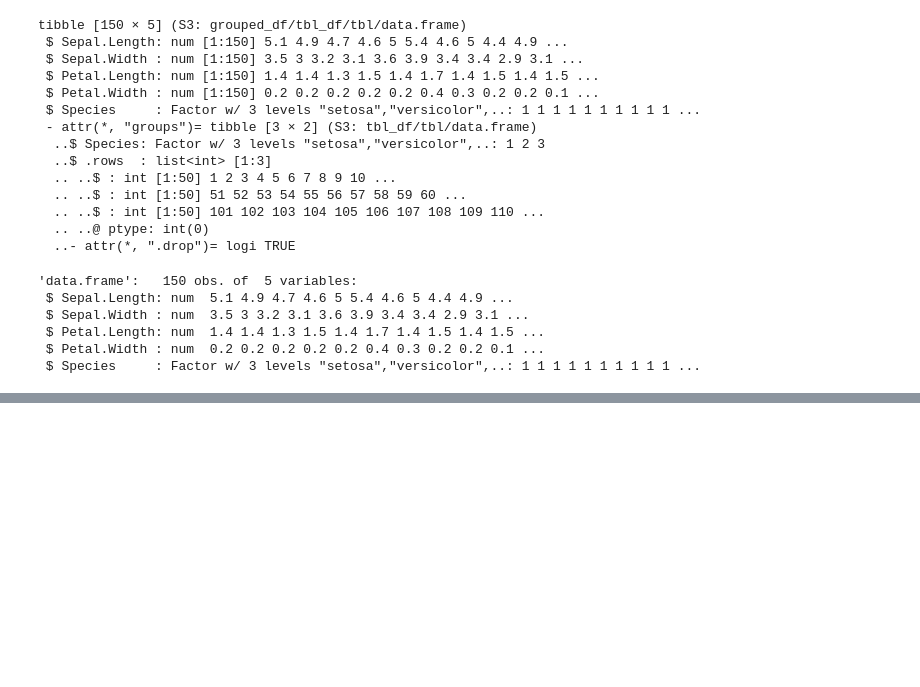
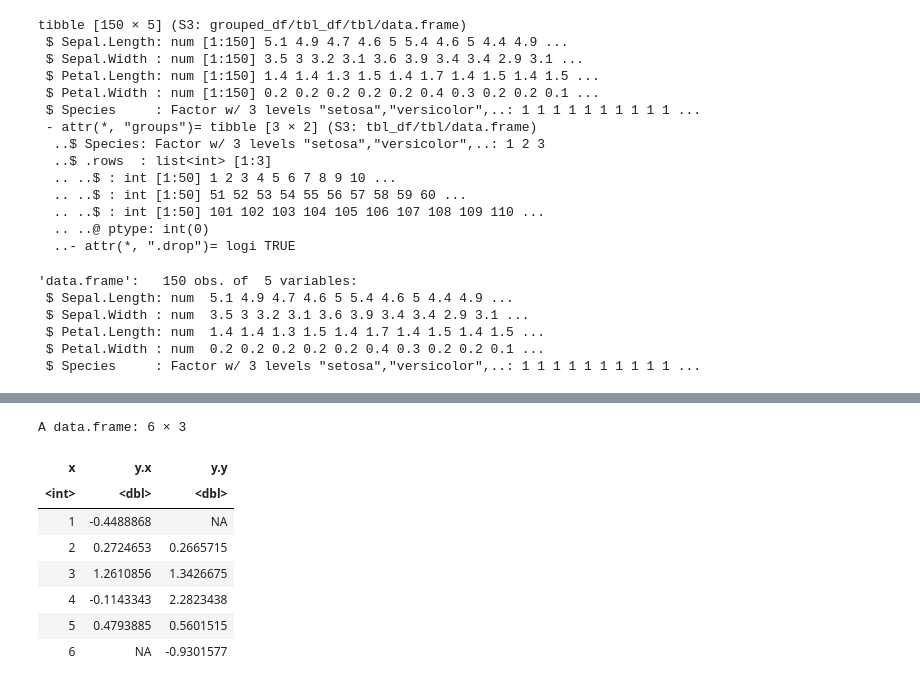
Before and after one commit to gyujin0450/RPRG_PartII, a Jupyter notebook: p169_dplyr.ipynb, the cells around one changed output, grey strips where cells are left out. Drawn from its saved outputs; the diff is of its cells as text; code cells hidden in the pictures; blank space fills up the shorter version.

```diff
--- a/p169_dplyr.ipynb
+++ b/p169_dplyr.ipynb
@@ -217,3 +217,9 @@ str(iris)
 # %%
 ## 데이터프레임 병합
 # inner_join(dataframe1, dataframe2, 공통변수 )
+# %%
+# join 실습용 데이터프레임 생성
+df1 <- data.frame(x=1:5, y=rnorm(5))
+df1
+df2 <- data.frame(x=2:6, y=rnorm(5))
+df2
@@ -219,0 +277,13 @@ str(iris)
+# %%
+# full_join(dataframe1, dataframe2, 공통변수)
+full_join(df1,df2,by='x')
+# %% [output]
+A data.frame: 6 × 3
+| x | y.x | y.y |
+| <int> | <dbl> | <dbl> |
+| 1 | -0.4488868 | NA |
+| 2 | 0.2724653 | 0.2665715 |
+| 3 | 1.2610856 | 1.3426675 |
+| 4 | -0.1143343 | 2.2823438 |
+| 5 | 0.4793885 | 0.5601515 |
+| 6 | NA | -0.9301577 |
```
Also changed, not shown: parts of 7 cells of this notebook.
